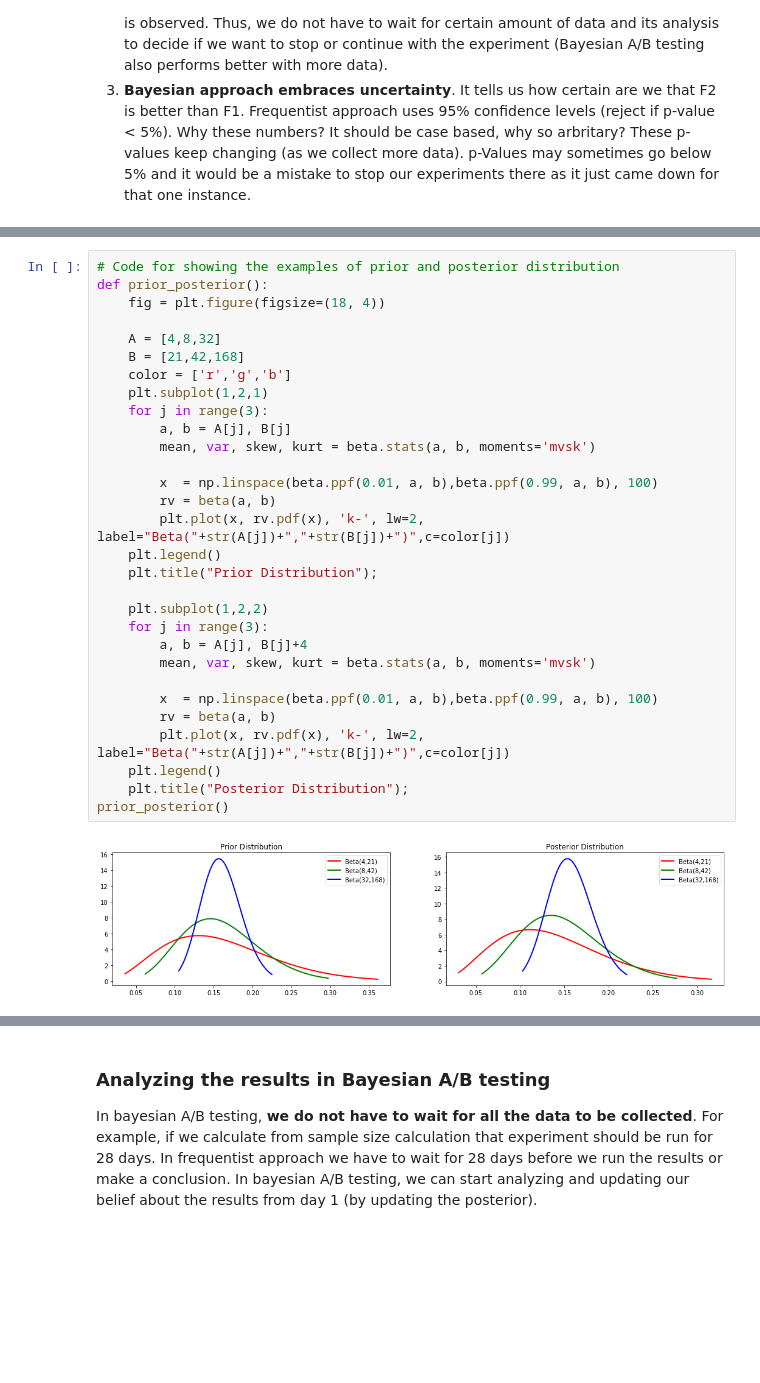
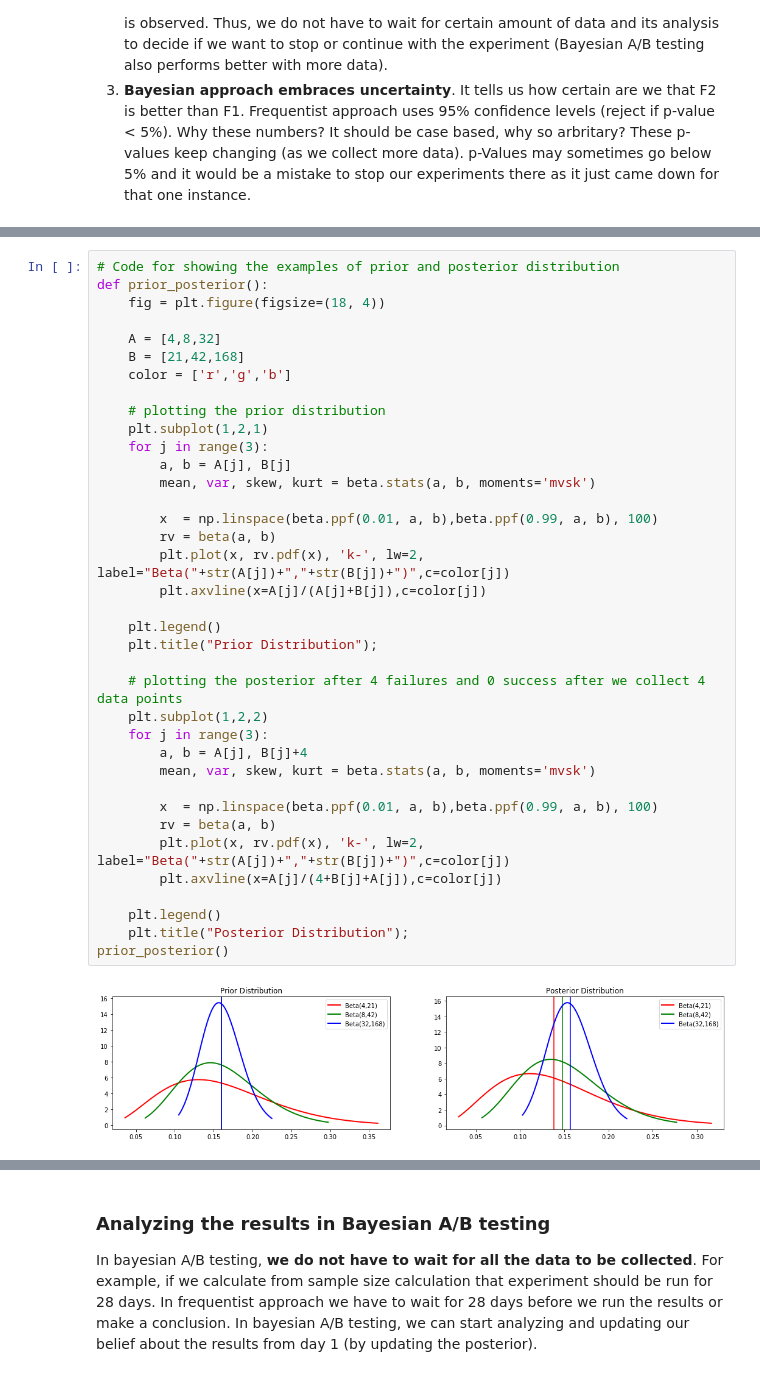
Before and after one commit to ashutoshnayakIE/ABTesting, a Jupyter notebook: ABTesting.ipynb, the cells around one changed output, grey strips where cells are left out. Cells and saved outputs as stored; diff of their text form; blank space fills up the shorter version.

```diff
--- a/ABTesting.ipynb
+++ b/ABTesting.ipynb
@@ -200,31 +310,38 @@ An example of strength of prior is shown using beta distribution. Please note th
 # Code for showing the examples of prior and posterior distribution
 def prior_posterior():
     fig = plt.figure(figsize=(18, 4))
 
     A = [4,8,32]
     B = [21,42,168]
     color = ['r','g','b']
+
+    # plotting the prior distribution
     plt.subplot(1,2,1)
     for j in range(3):
         a, b = A[j], B[j]
         mean, var, skew, kurt = beta.stats(a, b, moments='mvsk')
 
         x  = np.linspace(beta.ppf(0.01, a, b),beta.ppf(0.99, a, b), 100)
         rv = beta(a, b)
         plt.plot(x, rv.pdf(x), 'k-', lw=2, label="Beta("+str(A[j])+","+str(B[j])+")",c=color[j])
+        plt.axvline(x=A[j]/(A[j]+B[j]),c=color[j])
+
     plt.legend()
     plt.title("Prior Distribution");
 
+    # plotting the posterior after 4 failures and 0 success after we collect 4 data points
     plt.subplot(1,2,2)
     for j in range(3):
         a, b = A[j], B[j]+4
         mean, var, skew, kurt = beta.stats(a, b, moments='mvsk')
 
         x  = np.linspace(beta.ppf(0.01, a, b),beta.ppf(0.99, a, b), 100)
         rv = beta(a, b)
         plt.plot(x, rv.pdf(x), 'k-', lw=2, label="Beta("+str(A[j])+","+str(B[j])+")",c=color[j])
+        plt.axvline(x=A[j]/(4+B[j]+A[j]),c=color[j])
+
     plt.legend()
     plt.title("Posterior Distribution");
 prior_posterior()
 # %% [output]
-[figure, old version]
+[figure, new version]
```
Also changed, not shown: parts of 15 cells of this notebook, 2 other files.
